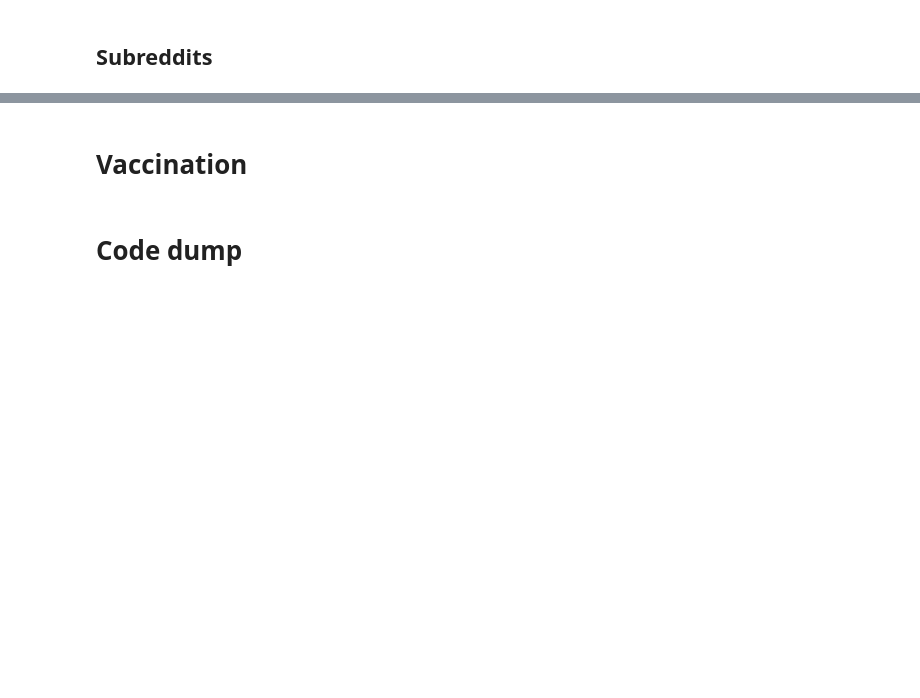
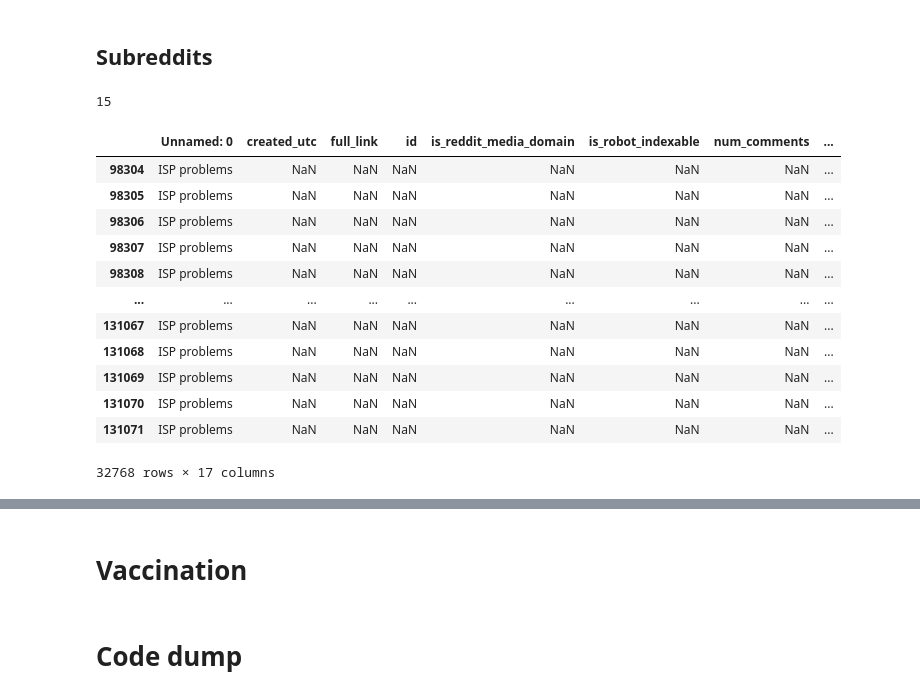
Before and after one commit to factitious/survey_v_social_media, a Jupyter notebook: Methods/Scripts/Reddit/Main.ipynb, the cells around one changed output, grey strips where cells are left out. Drawn from its saved outputs; the diff is of its cells as text; code cells hidden in the pictures; blank space fills up the shorter version.

```diff
--- a/Methods/Scripts/Reddit/Main.ipynb
+++ b/Methods/Scripts/Reddit/Main.ipynb
@@ -178,0 +213,4 @@ for week_num in range(start_week, end_week+1,1):
+# %%
+len(ss)
+# %% [output]
+15
@@ -178,0 +220,16 @@ for week_num in range(start_week, end_week+1,1):
+# %%
+df[df['Unnamed: 0'] == ' ISP problems']
+# %% [output]
+|  | Unnamed: 0 | created_utc | full_link | id | is_reddit_media_domain | is_robot_indexable | num_comments | ... |
+| 98304 | ISP problems | NaN | NaN | NaN | NaN | NaN | NaN | ... |
+| 98305 | ISP problems | NaN | NaN | NaN | NaN | NaN | NaN | ... |
+| 98306 | ISP problems | NaN | NaN | NaN | NaN | NaN | NaN | ... |
+| 98307 | ISP problems | NaN | NaN | NaN | NaN | NaN | NaN | ... |
+| 98308 | ISP problems | NaN | NaN | NaN | NaN | NaN | NaN | ... |
+| ... | ... | ... | ... | ... | ... | ... | ... | ... |
+| 131067 | ISP problems | NaN | NaN | NaN | NaN | NaN | NaN | ... |
+| 131068 | ISP problems | NaN | NaN | NaN | NaN | NaN | NaN | ... |
+| 131069 | ISP problems | NaN | NaN | NaN | NaN | NaN | NaN | ... |
+| 131070 | ISP problems | NaN | NaN | NaN | NaN | NaN | NaN | ... |
+| 131071 | ISP problems | NaN | NaN | NaN | NaN | NaN | NaN | ... |
+32768 rows × 17 columns
```
Also changed, not shown: parts of 12 cells of this notebook, 1 other file.
